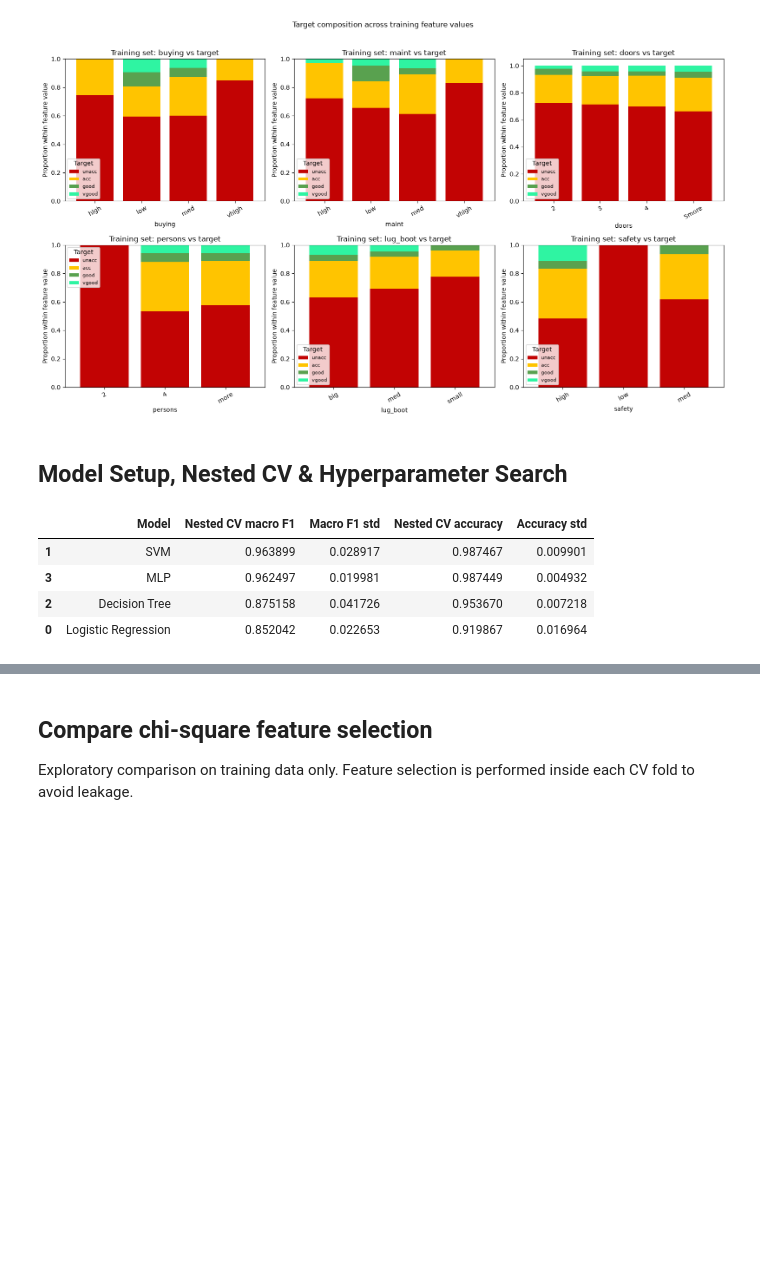
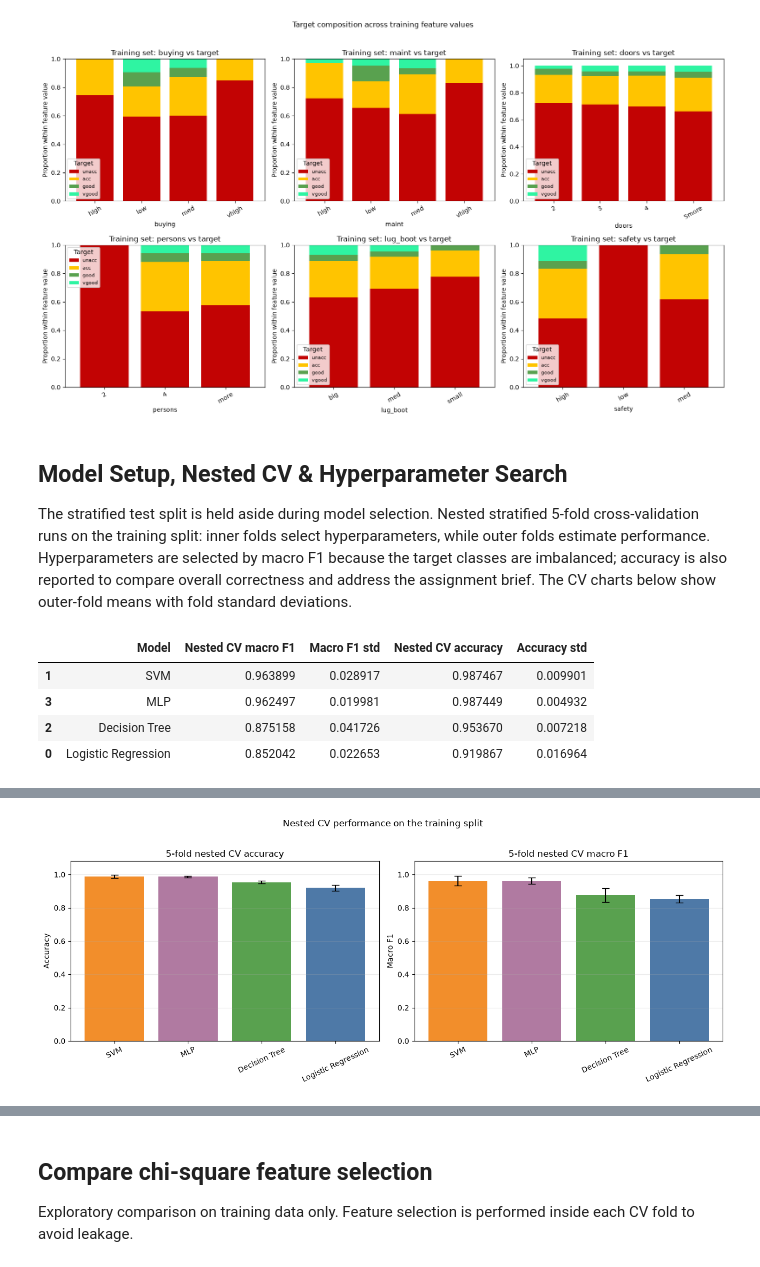
Before and after one commit to ghonilcloud/ML_Assignment_1, a Jupyter notebook: Classification/1.ipynb, the cells around one changed output, grey strips where cells are left out. Cells and saved outputs as stored; diff of their text form; code cells hidden in the pictures; blank space fills up the shorter version.

```diff
--- a/Classification/1.ipynb
+++ b/Classification/1.ipynb
@@ -195,7 +195,9 @@ plt.show()
 [figure]
 [figure]
 # %% [markdown]
-## Model Setup, Nested CV & Hyperparameter Search ##
+## Model Setup, Nested CV & Hyperparameter Search
+
+The stratified test split is held aside during model selection. Nested stratified 5-fold cross-validation runs on the training split: inner folds select hyperparameters, while outer folds estimate performance. Hyperparameters are selected by macro F1 because the target classes are imbalanced; accuracy is also reported to compare overall correctness and address the assignment brief. The CV charts below show outer-fold means with fold standard deviations.
 # %%
 models = {
     "Logistic Regression": LogisticRegression(max_iter=2000, random_state=1),
@@ -286,30 +288,75 @@ for name, estimator in models.items():
         refit=True,
         return_train_score=True,
     )
     search.fit(X_train, y_train)
     searches[name] = search
     best_index = search.best_index_
     search_summary.append({
         "Model": name,
         "Mean training fold macro F1": search.cv_results_["mean_train_score"][best_index],
         "Best inner CV macro F1": search.best_score_,
         "CV std": search.cv_results_["std_test_score"][best_index],
         "Best parameters": search.best_params_,
     })
 
 training_search_results = pd.DataFrame(search_summary).sort_values(
     "Best inner CV macro F1", ascending=False
 )
 display(training_search_results)
 best_estimators = {name: search.best_estimator_ for name, search in searches.items()}
+
+# Compare nested cross-validation scores from the training split.
+cv_comparison = nested_cv_results.sort_values(
+    "Nested CV accuracy", ascending=False
+).reset_index(drop=True)
+cv_models_ordered = cv_comparison["Model"]
+cv_colors = {
+    "Logistic Regression": "#4E79A7",
+    "SVM": "#F28E2B",
+    "Decision Tree": "#59A14F",
+    "MLP": "#B07AA1",
+}
+cv_bar_colors = [cv_colors[name] for name in cv_models_ordered]
+fig, axes = plt.subplots(1, 2, figsize=(13, 5))
+
+axes[0].bar(
+    cv_models_ordered,
+    cv_comparison["Nested CV accuracy"],
+    yerr=cv_comparison["Accuracy std"],
+    capsize=5,
+    color=cv_bar_colors,
+)
+axes[0].set_title("5-fold nested CV accuracy")
+axes[0].set_ylabel("Accuracy")
+axes[0].set_ylim(0, 1.08)
+axes[0].tick_params(axis="x", rotation=25)
+axes[0].grid(axis="y", alpha=0.25)
+
+axes[1].bar(
+    cv_models_ordered,
+    cv_comparison["Nested CV macro F1"],
+    yerr=cv_comparison["Macro F1 std"],
+    capsize=5,
+    color=cv_bar_colors,
+)
+axes[1].set_title("5-fold nested CV macro F1")
+axes[1].set_ylabel("Macro F1")
+axes[1].set_ylim(0, 1.08)
+axes[1].tick_params(axis="x", rotation=25)
+axes[1].grid(axis="y", alpha=0.25)
+
+fig.suptitle("Nested CV performance on the training split", y=1.02)
+fig.tight_layout()
+plt.show()
 # %% [output]
 |  | Model | Nested CV macro F1 | Macro F1 std | Nested CV accuracy | Accuracy std |
 | 1 | SVM | 0.963899 | 0.028917 | 0.987467 | 0.009901 |
 | 3 | MLP | 0.962497 | 0.019981 | 0.987449 | 0.004932 |
 | 2 | Decision Tree | 0.875158 | 0.041726 | 0.953670 | 0.007218 |
 | 0 | Logistic Regression | 0.852042 | 0.022653 | 0.919867 | 0.016964 |
 |  | Model | Mean training fold macro F1 | Best inner CV macro F1 | CV std | Best parameters |
 | 1 | SVM | 1.000000 | 0.975524 | 0.021360 | {'svc__C': 10.0, 'svc__gamma': 's... |
 | 3 | MLP | 1.000000 | 0.971015 | 0.017532 | {'mlpclassifier__alpha': 0.0001, ... |
 | 2 | Decision Tree | 1.000000 | 0.912880 | 0.034885 | {'decisiontreeclassifier__max_dep... |
 | 0 | Logistic Regression | 0.897363 | 0.833437 | 0.029129 | {'logisticregression__C': 10.0} |
+[figure, added]
```
Also changed, not shown: parts of 6 cells of this notebook.
